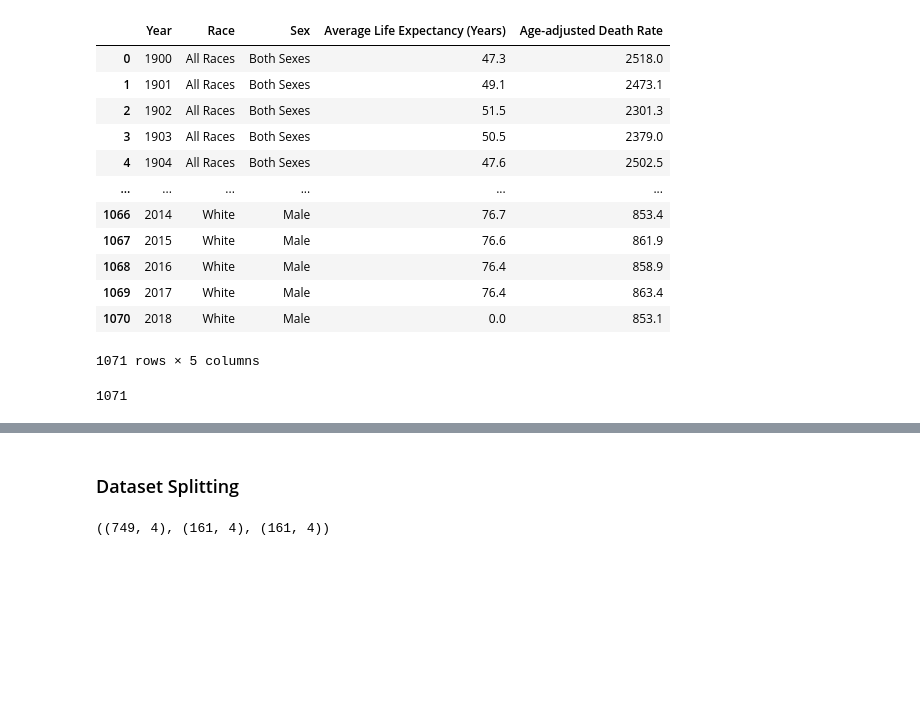
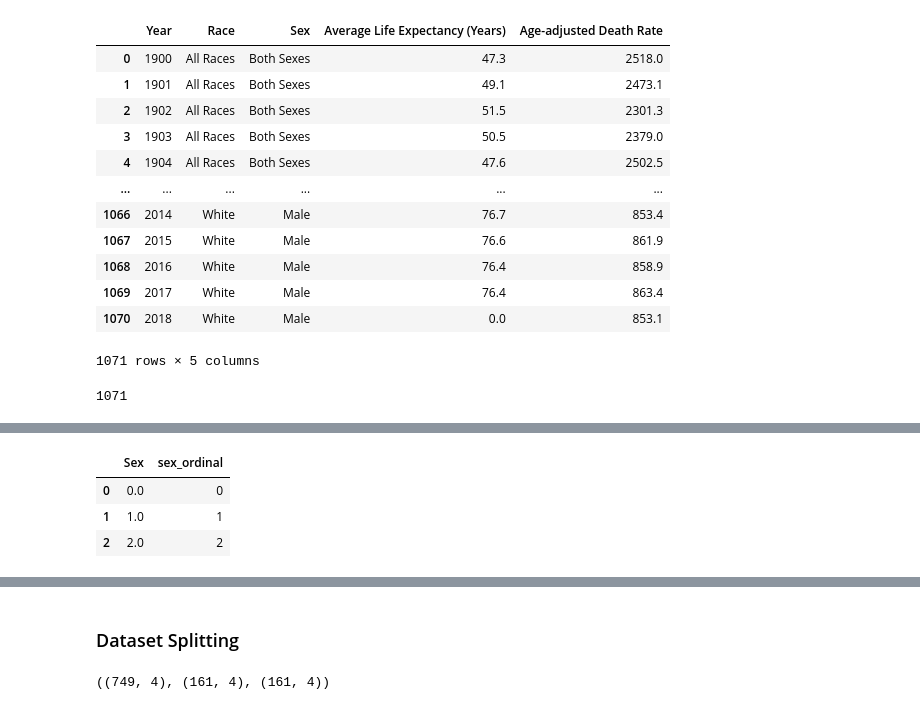
Before and after one commit to amnasyed1/datasci_9_data_prep, a Jupyter notebook: datasci_9.ipynb, the cells around one changed output, grey strips where cells are left out. Cells and saved outputs as stored; diff of their text form; code cells hidden in the pictures; blank space fills up the shorter version.

```diff
--- a/datasci_9.ipynb
+++ b/datasci_9.ipynb
@@ -344,0 +335,5 @@ df_dle.head(10)
+# %%
+## perform ordinal encoding on race
+enc = OrdinalEncoder()
+enc.fit(df_dle[['Race']])
+df_dle['Race'] = enc.transform(df_dle[['Race']])
@@ -344,0 +349,14 @@ df_dle.head(10)
+# %%
+## perform ordinal encoding on sex
+enc = OrdinalEncoder()
+enc.fit(df_dle[['Sex']])
+df_dle['Sex'] = enc.transform(df_dle[['Sex']])
+# %%
+df_dle_mapping_sex = pd.DataFrame(enc.categories_[0], columns=['Sex'])
+df_dle_mapping_sex['sex_ordinal'] = df_dle_mapping_sex.index
+df_dle_mapping_sex.head(3)
+# %% [output]
+|  | Sex | sex_ordinal |
+| 0 | 0.0 | 0 |
+| 1 | 1.0 | 1 |
+| 2 | 2.0 | 2 |
```
Also changed, not shown: parts of 21 cells of this notebook.
